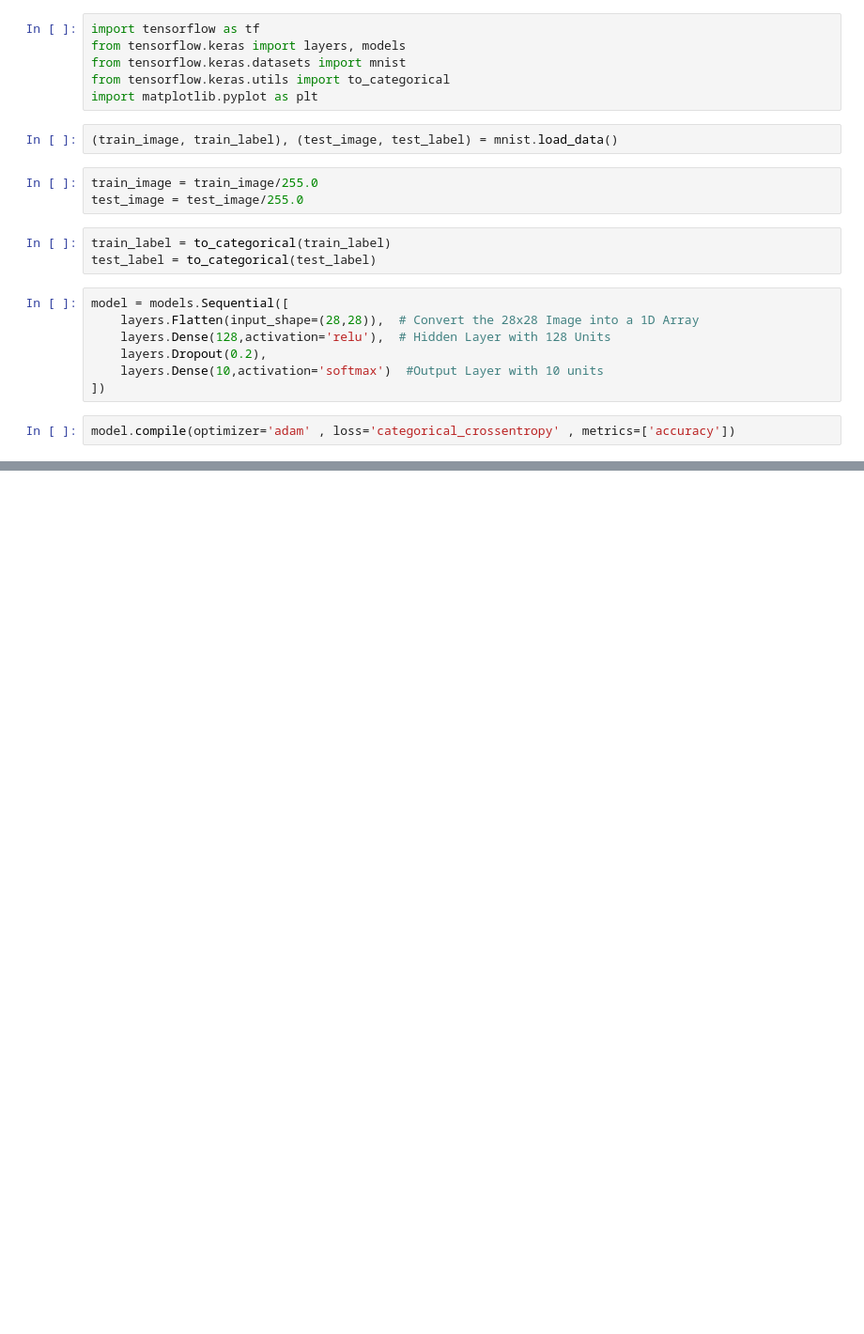
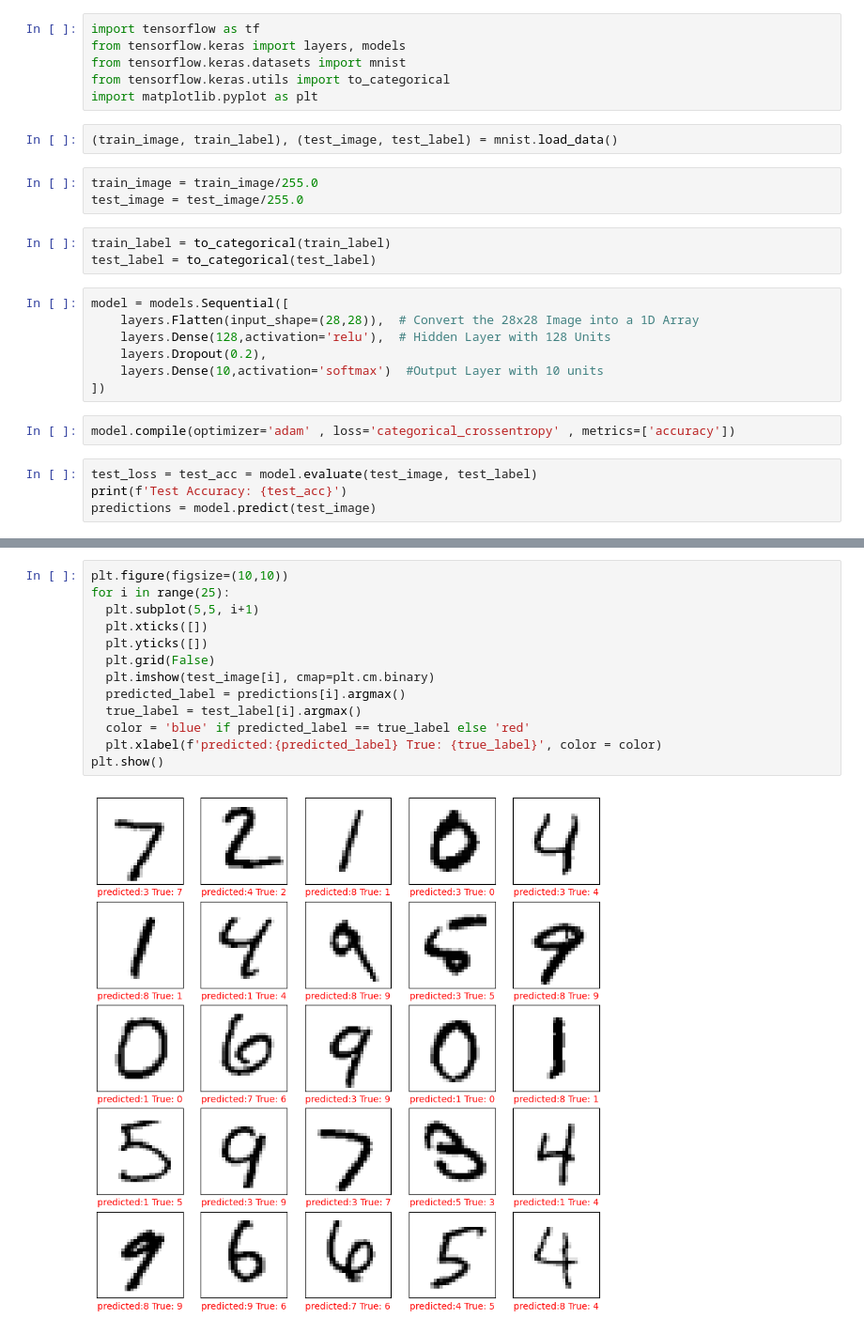
Before and after one commit to prathwik0/AICV, a Jupyter notebook: CV/6_handwritten.ipynb, the cells around one changed output, grey strips where cells are left out. Shown at 94% size. Saved outputs shown, nothing was run; the diff lists cells and outputs as text; blank space fills up the shorter version.

```diff
--- a/CV/6_handwritten.ipynb
+++ b/CV/6_handwritten.ipynb
@@ -21,3 +21,7 @@ model = models.Sequential([
 ])
 # %%
 model.compile(optimizer='adam' , loss='categorical_crossentropy' , metrics=['accuracy'])
+# %%
+test_loss = test_acc = model.evaluate(test_image, test_label)
+print(f'Test Accuracy: {test_acc}')
+predictions = model.predict(test_image)
@@ -23,0 +32,15 @@ model.compile(optimizer='adam' , loss='categorical_crossentropy' , metrics=['acc
+# %%
+plt.figure(figsize=(10,10))
+for i in range(25):
+  plt.subplot(5,5, i+1)
+  plt.xticks([])
+  plt.yticks([])
+  plt.grid(False)
+  plt.imshow(test_image[i], cmap=plt.cm.binary)
+  predicted_label = predictions[i].argmax()
+  true_label = test_label[i].argmax()
+  color = 'blue' if predicted_label == true_label else 'red'
+  plt.xlabel(f'predicted:{predicted_label} True: {true_label}', color = color)
+plt.show()
+# %% [output]
+[figure, added]
```
Also changed, not shown: parts of 1 cell of this notebook.
